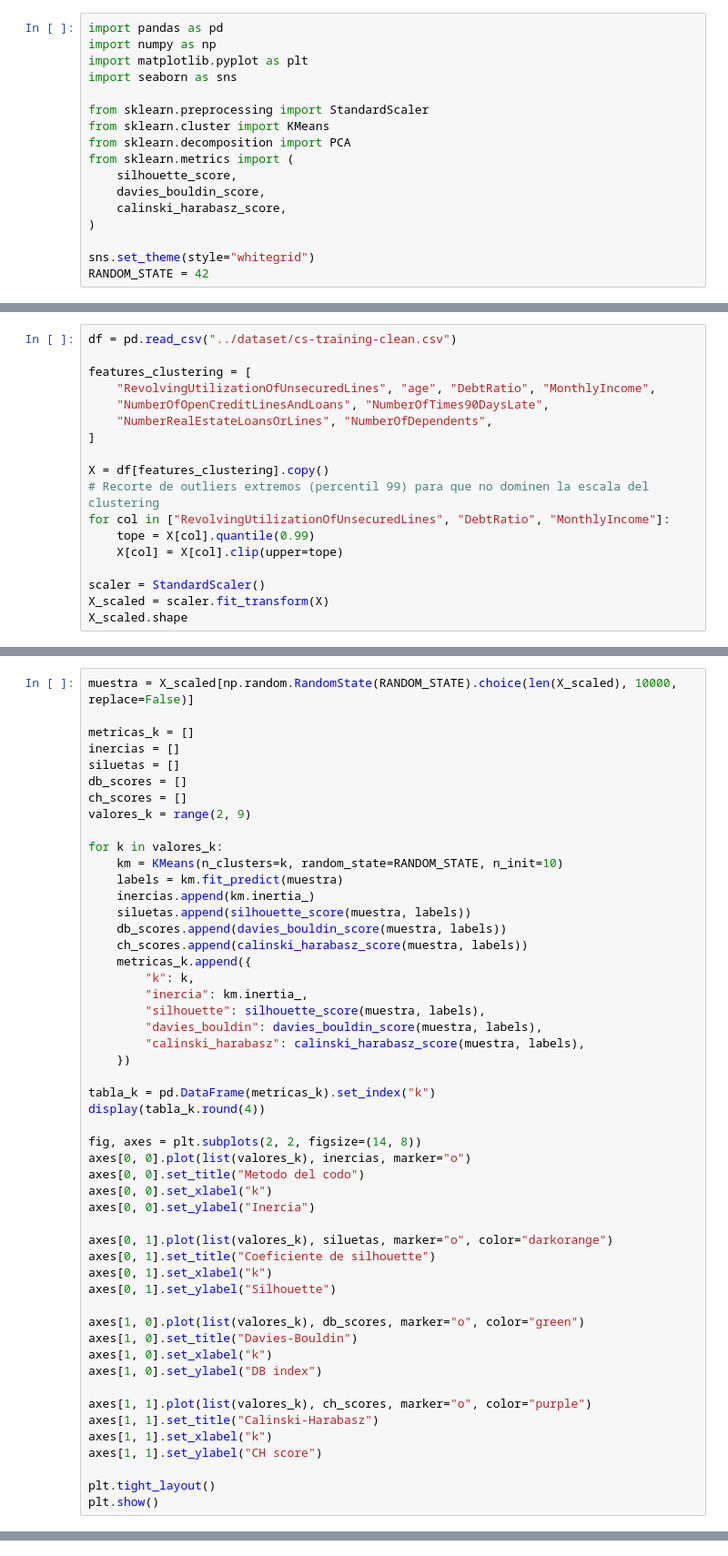
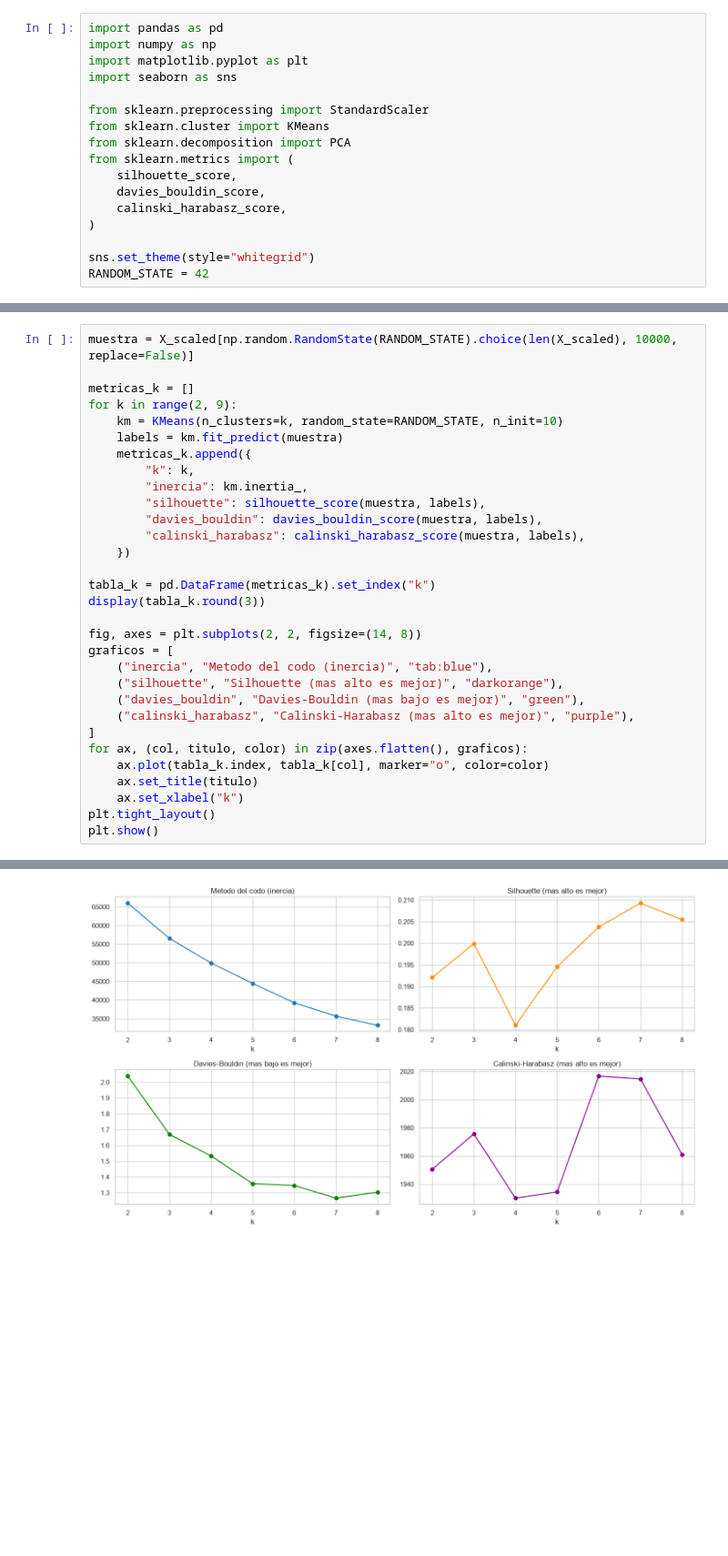
Before and after one commit to EmiiFernandez/data_science_ypf_proyecto, a Jupyter notebook: notebooks/03_modelo_no_supervisado.ipynb, the cells around one changed output, grey strips where cells are left out. Shown at 91% size. Drawn from its saved outputs; the diff is of its cells as text; blank space fills up the shorter version.

```diff
--- a/notebooks/03_modelo_no_supervisado.ipynb
+++ b/notebooks/03_modelo_no_supervisado.ipynb
@@ -25,18 +24,0 @@ RANDOM_STATE = 42
-# %%
-df = pd.read_csv("../dataset/cs-training-clean.csv")
-
-features_clustering = [
-    "RevolvingUtilizationOfUnsecuredLines", "age", "DebtRatio", "MonthlyIncome",
-    "NumberOfOpenCreditLinesAndLoans", "NumberOfTimes90DaysLate",
-    "NumberRealEstateLoansOrLines", "NumberOfDependents",
-]
-
-X = df[features_clustering].copy()
-# Recorte de outliers extremos (percentil 99) para que no dominen la escala del clustering
-for col in ["RevolvingUtilizationOfUnsecuredLines", "DebtRatio", "MonthlyIncome"]:
-    tope = X[col].quantile(0.99)
-    X[col] = X[col].clip(upper=tope)
-
-scaler = StandardScaler()
-X_scaled = scaler.fit_transform(X)
-X_scaled.shape
@@ -48,19 +77,9 @@ Se corre KMeans sobre una muestra (por costo computacional del silhouette en ~15
 muestra = X_scaled[np.random.RandomState(RANDOM_STATE).choice(len(X_scaled), 10000, replace=False)]
 
 metricas_k = []
-inercias = []
-siluetas = []
-db_scores = []
-ch_scores = []
-valores_k = range(2, 9)
-
-for k in valores_k:
+for k in range(2, 9):
     km = KMeans(n_clusters=k, random_state=RANDOM_STATE, n_init=10)
     labels = km.fit_predict(muestra)
-    inercias.append(km.inertia_)
-    siluetas.append(silhouette_score(muestra, labels))
-    db_scores.append(davies_bouldin_score(muestra, labels))
-    ch_scores.append(calinski_harabasz_score(muestra, labels))
     metricas_k.append({
         "k": k,
         "inercia": km.inertia_,
@@ -70,28 +89,19 @@ for k in valores_k:
     })
 
 tabla_k = pd.DataFrame(metricas_k).set_index("k")
-display(tabla_k.round(4))
+display(tabla_k.round(3))
 
 fig, axes = plt.subplots(2, 2, figsize=(14, 8))
-axes[0, 0].plot(list(valores_k), inercias, marker="o")
-axes[0, 0].set_title("Metodo del codo")
-axes[0, 0].set_xlabel("k")
-axes[0, 0].set_ylabel("Inercia")
-
-axes[0, 1].plot(list(valores_k), siluetas, marker="o", color="darkorange")
-axes[0, 1].set_title("Coeficiente de silhouette")
-axes[0, 1].set_xlabel("k")
-axes[0, 1].set_ylabel("Silhouette")
-
-axes[1, 0].plot(list(valores_k), db_scores, marker="o", color="green")
-axes[1, 0].set_title("Davies-Bouldin")
-axes[1, 0].set_xlabel("k")
-axes[1, 0].set_ylabel("DB index")
-
-axes[1, 1].plot(list(valores_k), ch_scores, marker="o", color="purple")
-axes[1, 1].set_title("Calinski-Harabasz")
-axes[1, 1].set_xlabel("k")
-axes[1, 1].set_ylabel("CH score")
-
+graficos = [
+    ("inercia", "Metodo del codo (inercia)", "tab:blue"),
+    ("silhouette", "Silhouette (mas alto es mejor)", "darkorange"),
+    ("davies_bouldin", "Davies-Bouldin (mas bajo es mejor)", "green"),
+    ("calinski_harabasz", "Calinski-Harabasz (mas alto es mejor)", "purple"),
+]
+for ax, (col, titulo, color) in zip(axes.flatten(), graficos):
+    ax.plot(tabla_k.index, tabla_k[col], marker="o", color=color)
+    ax.set_title(titulo)
+    ax.set_xlabel("k")
 plt.tight_layout()
 plt.show()
+# %% [output]
@@ -97,0 +117 @@ plt.show()
+[figure, added]
```
Also changed, not shown: parts of 28 cells of this notebook.
